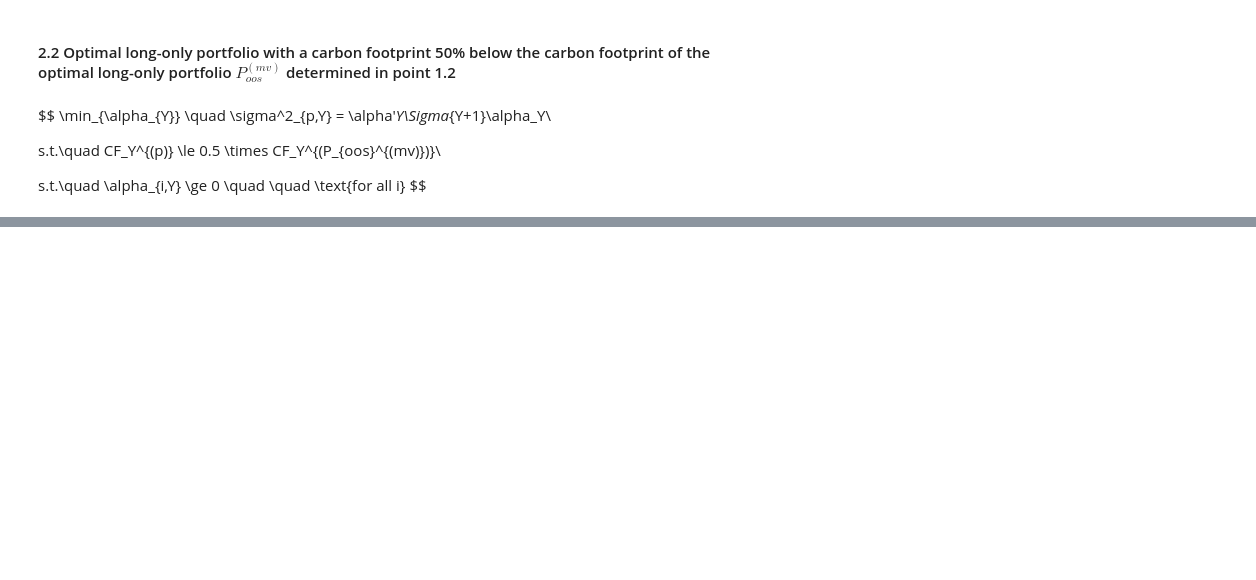
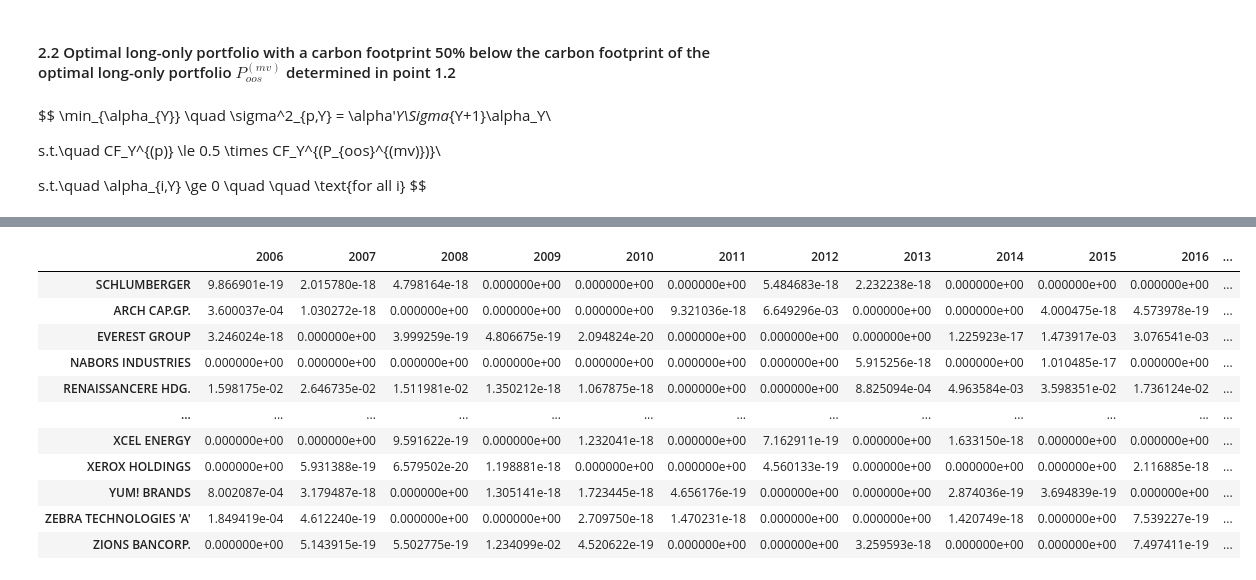
Before and after one commit to dorentinmorina/SAAM, a Jupyter notebook: main.ipynb, the cells around one changed output, grey strips where cells are left out. Cells and saved outputs as stored; diff of their text form; code cells hidden in the pictures; blank space fills up the shorter version.

```diff
--- a/main.ipynb
+++ b/main.ipynb
@@ -848,3 +952,15 @@ cfy
 # %% [markdown]
 #### 2.2 Optimal long-only portfolio with a carbon footprint 50% below the carbon footprint of the optimal long-only portfolio $P^{(mv)}_{oos}$ determined in point 1.2
+# %%
+def carbon_footprint(weights):
+    '''
+    Function to computes the carbon footprint from the weights
+    '''
+
+    if type(weights) != pd.Series:
+        weights = pd.Series(weights, index=df_m.columns)
+    else:
+        pass
+
+    return (((weights * initial_invest) / mv_y[year-1]) * carbon_em[year-1] * 1/initial_invest).sum()
 # %%
@@ -976,0 +1048,68 @@ KeyboardInterrupt:
+# %%
+initial_invest = 1_000_000
+weights_dfpf = []
+
+for year in range(2006, 2022+1):
+
+    # Find the covariance matrix
+    start = dt.datetime(year-6, 1, 1)
+    end = dt.datetime(year-1, 12, 31)
+    sample_m = df_m[df_m.index.isin(pd.date_range(start, end))]
+    mu_hat = pd.DataFrame(sample_m.mean(axis=0)).T
+    excess_returns = sample_m.subtract(mu_hat.values.squeeze(), axis=1)
+    covmat = 1/tau * excess_returns.T @ excess_returns
+
+    # Initial guess for weights
+    initial_weights = np.ones(595) / 595
+
+    # Optimize it
+    result = minimize(portfolio_variance, initial_weights, args=(covmat,),
+                      constraints=[{'type': 'eq', 'fun': lambda x: np.sum(x)-1},
+                                   {'type': 'ineq', 'fun': lambda x: - (carbon_footprint(x) - 0.5*cfy.loc[year].values[0])}],
+                                   bounds = [(0, 1)] * 595)
+
+    optimal_weights = result.x
+    optimal_weights = pd.Series(optimal_weights, index=df_m.columns)
+
+    # Compute the performance in order to find the final value of the portfolio (that will be used to compute the carbon footprint of the next year)
+    returns_year = df_m[df_m.index.year == year].T
+
+    ## Alphas
+    alpha_data = pd.DataFrame(index=pd.date_range(dt.date(year-1, 12, 31), dt.date(year, 11, 30)), columns=df_m.columns.values)
+    alpha_data.index = pd.to_datetime(alpha_data.index)
+    alpha_data = alpha_data.resample('M').last().T
+    alpha_data.iloc[:,0] = optimal_weights
+
+    for date in range(1, 12):
+        for stock in range(595):
+            stock_ret = returns_year.iloc[stock, date-1]
+            pf_ret = alpha_data.iloc[:, date-1] @ returns_year.iloc[:, date-1]
+            previous_alpha = alpha_data.iloc[stock, date-1]
+            alpha_data.iloc[stock, date] = previous_alpha * ((1 + stock_ret) / (1 + pf_ret))
+
+    ## Ex-post performance calculation
+    performances = pd.DataFrame(index=returns_year.index, columns=returns_year.columns)
+    for i in range(12):
+        performances.iloc[:,i] = alpha_data.iloc[:,i] * returns_year.iloc[:,i]
+
+    performances = performances.sum()
+
+    initial_invest = (1+performances).cumprod().iloc[-1] * initial_invest
+
+    weights_dfpf.append(optimal_weights)
+
+weights_dfpf = pd.DataFrame(weights_dfpf, index=range(2006, year+1)).T
+weights_dfpf
+# %% [output]
+|  | 2006 | 2007 | 2008 | 2009 | 2010 | 2011 | 2012 | 2013 | 2014 | 2015 | 2016 | ... |
+| SCHLUMBERGER | 9.866901e-19 | 2.015780e-18 | 4.798164e-18 | 0.000000e+00 | 0.000000e+00 | 0.000000e+00 | 5.484683e-18 | 2.232238e-18 | 0.000000e+00 | 0.000000e+00 | 0.000000e+00 | ... |
+| ARCH CAP.GP. | 3.600037e-04 | 1.030272e-18 | 0.000000e+00 | 0.000000e+00 | 0.000000e+00 | 9.321036e-18 | 6.649296e-03 | 0.000000e+00 | 0.000000e+00 | 4.000475e-18 | 4.573978e-19 | ... |
+| EVEREST GROUP | 3.246024e-18 | 0.000000e+00 | 3.999259e-19 | 4.806675e-19 | 2.094824e-20 | 0.000000e+00 | 0.000000e+00 | 0.000000e+00 | 1.225923e-17 | 1.473917e-03 | 3.076541e-03 | ... |
+| NABORS INDUSTRIES | 0.000000e+00 | 0.000000e+00 | 0.000000e+00 | 0.000000e+00 | 0.000000e+00 | 0.000000e+00 | 0.000000e+00 | 5.915256e-18 | 0.000000e+00 | 1.010485e-17 | 0.000000e+00 | ... |
+| RENAISSANCERE HDG. | 1.598175e-02 | 2.646735e-02 | 1.511981e-02 | 1.350212e-18 | 1.067875e-18 | 0.000000e+00 | 0.000000e+00 | 8.825094e-04 | 4.963584e-03 | 3.598351e-02 | 1.736124e-02 | ... |
+| ... | ... | ... | ... | ... | ... | ... | ... | ... | ... | ... | ... | ... |
+| XCEL ENERGY | 0.000000e+00 | 0.000000e+00 | 9.591622e-19 | 0.000000e+00 | 1.232041e-18 | 0.000000e+00 | 7.162911e-19 | 0.000000e+00 | 1.633150e-18 | 0.000000e+00 | 0.000000e+00 | ... |
+| XEROX HOLDINGS | 0.000000e+00 | 5.931388e-19 | 6.579502e-20 | 1.198881e-18 | 0.000000e+00 | 0.000000e+00 | 4.560133e-19 | 0.000000e+00 | 0.000000e+00 | 0.000000e+00 | 2.116885e-18 | ... |
+| YUM! BRANDS | 8.002087e-04 | 3.179487e-18 | 0.000000e+00 | 1.305141e-18 | 1.723445e-18 | 4.656176e-19 | 0.000000e+00 | 0.000000e+00 | 2.874036e-19 | 3.694839e-19 | 0.000000e+00 | ... |
+| ZEBRA TECHNOLOGIES 'A' | 1.849419e-04 | 4.612240e-19 | 0.000000e+00 | 0.000000e+00 | 2.709750e-18 | 1.470231e-18 | 0.000000e+00 | 0.000000e+00 | 1.420749e-18 | 0.000000e+00 | 7.539227e-19 | ... |
+| ZIONS BANCORP. | 0.000000e+00 | 5.143915e-19 | 5.502775e-19 | 1.234099e-02 | 4.520622e-19 | 0.000000e+00 | 0.000000e+00 | 3.259593e-18 | 0.000000e+00 | 0.000000e+00 | 7.497411e-19 | ... |
```
Also changed, not shown: parts of 13 cells of this notebook.
